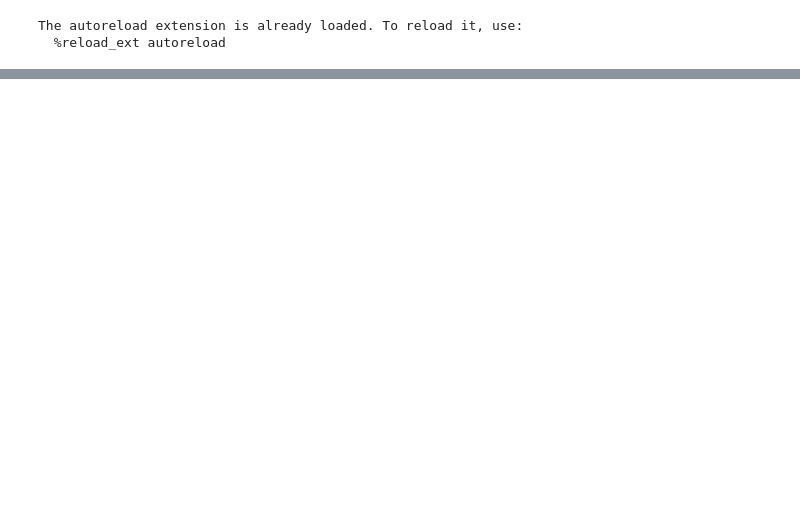
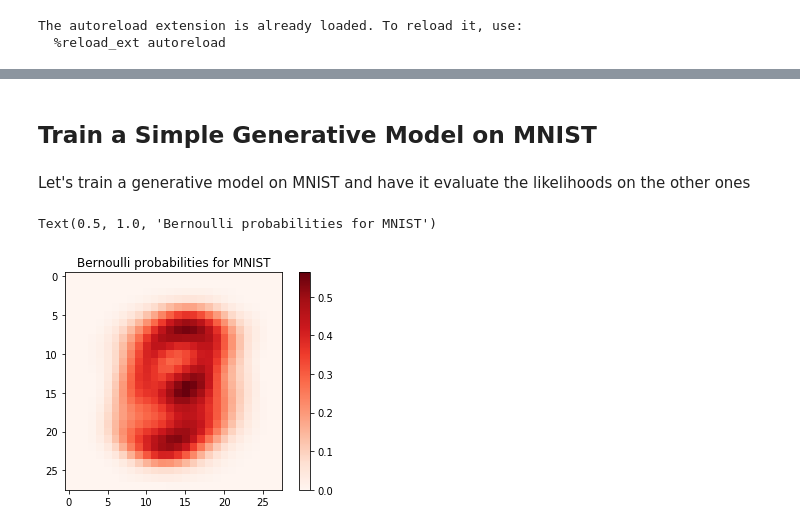
Before and after one commit to abidlabs/Deep-Generative-Models-Tutorial, a Jupyter notebook: 2X. Anomaly Detection with Generative Models.ipynb, the cells around one changed output, grey strips where cells are left out. Saved outputs shown, nothing was run; the diff lists cells and outputs as text; code cells hidden in the pictures; blank space fills up the shorter version.

```diff
--- a/2X. Anomaly Detection with Generative Models.ipynb
+++ b/2X. Anomaly Detection with Generative Models.ipynb
@@ -39,0 +72,12 @@ for i in range(n_show):
+# %% [markdown]
+## Train a Simple Generative Model on MNIST
+# %% [markdown]
+Let's train a generative model on MNIST and have it evaluate the likelihoods on the other ones
+# %%
+bernoulli_probabilities = np.sum(x_train_mnist, axis=0)/x_train_mnist.shape[0]
+plt.imshow(bernoulli_probabilities, cmap='Reds')
+plt.colorbar()
+plt.title('Bernoulli probabilities for MNIST')
+# %% [output]
+Text(0.5, 1.0, 'Bernoulli probabilities for MNIST')
+[figure, added]
```
Also changed, not shown: parts of 11 cells of this notebook, 1 other file.
